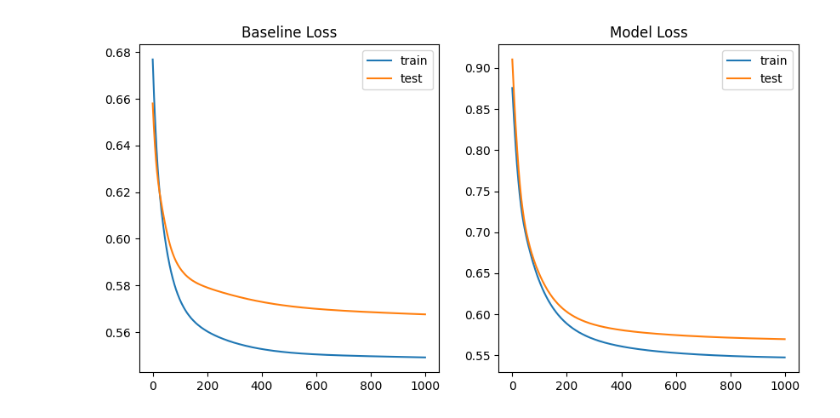
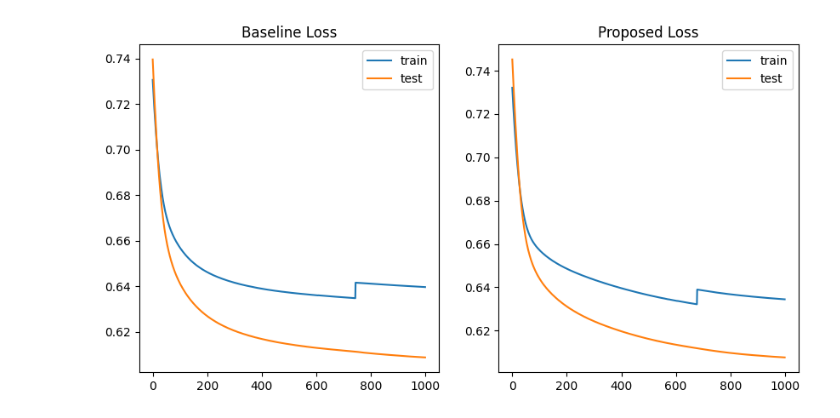
Before and after one commit to LukeV37/Pileup_Project, a Jupyter notebook: analysis/Zprime_Classifier.ipynb, the cells around one changed output. Drawn from its saved outputs; the diff is of its cells as text; code cells hidden in the pictures.

```diff
--- a/analysis/Zprime_Classifier.ipynb
+++ b/analysis/Zprime_Classifier.ipynb
@@ -13,7 +13,7 @@ import torch.optim as optim
 from sklearn.metrics import roc_curve, roc_auc_score
 # %%
 # Load signal sample into memory
-with uproot.open("ntuples/dataset_mu60_ztt1000_10k.root:fastjet") as f:
+with uproot.open("ntuples/dataset_mu200_ztt1000_10k.root:fastjet") as f:
     jet_pt_sig = f["jet_pt"].array()
     jet_eta_sig = f["jet_eta"].array()
     jet_phi_sig = f["jet_phi"].array()
@@ -23,7 +23,7 @@ with uproot.open("ntuples/dataset_mu60_ztt1000_10k.root:fastjet") as f:
     jet_label_sig = ak.ones_like(jet_pt_sig)
 
 # Load background sample into memory
-with uproot.open("ntuples/dataset_mu60_ttbar_10k.root:fastjet") as f:
+with uproot.open("ntuples/dataset_mu200_ttbar_10k.root:fastjet") as f:
     jet_pt_bkg = f["jet_pt"].array()
     jet_eta_bkg = f["jet_eta"].array()
     jet_phi_bkg = f["jet_phi"].array()
@@ -139,7 +139,7 @@ class Model(nn.Module):
         self.jet_preprocess = nn.Linear(in_feats,hidden_feats)
         self.jet_postprocess = nn.Linear(hidden_feats,out_feats)
     def forward(self, jet_feats):
-        jet_embedding = F.gelu(self.jet_preprocess(jet_feats))
+        jet_embedding = F.relu(self.jet_preprocess(jet_feats))
         jet_aggregated = jet_embedding.sum(dim=1)
         output = F.sigmoid(self.jet_postprocess(jet_aggregated))
         return output
@@ -157,10 +157,12 @@ def train(model, data, epochs=20):
         optimizer.step()
 
         model.eval()
-        history['train_loss'].append(loss.detach().cpu().numpy())
+        train_loss = loss.detach().cpu().numpy()
+        history['train_loss'].append(train_loss)
         y_pred = model(X_val.to(device))
         test_loss = loss_fn(y_pred,y_val.to(device)).detach().cpu().numpy()
         history['test_loss'].append(test_loss)
+
         if (e+1)%100==0:
             print('Epoch:',e+1,'\tTrain Loss:',round(float(loss),4),'\tTest Loss:',round(float(test_loss),4))
 
@@ -179,15 +181,15 @@ loss_fn = nn.BCELoss()
 # Train baseline model with pt,eta,phi,m
 print("Training Baseline")
 baseline = Model(4,256,1).to(device)
-optimizer = optim.Adam(baseline.parameters(), lr=0.00008)
+optimizer = optim.Adam(baseline.parameters(), lr=0.0001)
 data = [X_train[:,:,0:4], y_train, X_val[:,:,0:4], y_val]
 baseline_history = train(baseline, data, epochs=1000)
 print()
 
 # Train upgraded model with pt,eta,phi,m,pufr
-print("Training Model")
+print("Training Proposed")
 model = Model(5,256,1).to(device)
-optimizer = optim.Adam(model.parameters(), lr=0.00008)
+optimizer = optim.Adam(model.parameters(), lr=0.0001)
 data = [X_train, y_train, X_val, y_val]
 model_history = train(model, data, epochs=1000)
 
@@ -198,7 +200,7 @@ ax1.set_title("Baseline Loss")
 ax1.legend()
 ax2.plot(model_history['train_loss'],label='train')
 ax2.plot(model_history['test_loss'],label='test')
-ax2.set_title("Model Loss")
+ax2.set_title("Proposed Loss")
 ax2.legend()
 plt.show()
 # %% [output]
@@ -222,2 +224,2 @@ Epoch: 1000     Train Loss: 0.5475      Test Loss: 0.5697
-[figure, old version]
+[figure, new version]
 # %%
```
Also changed, not shown: parts of 5 cells of this notebook.
